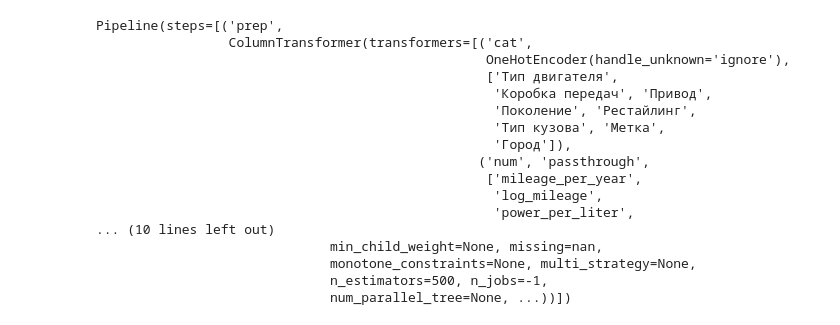
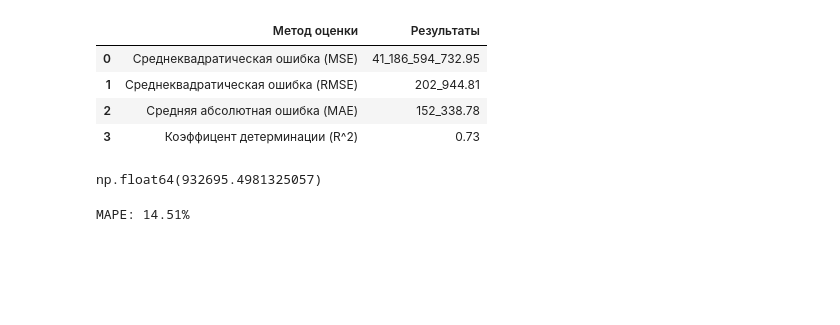
Before and after one commit to Tofuress/cars_regression, a Jupyter notebook: xgb_test.ipynb, the cells around one changed output. Drawn from its saved outputs; the diff is of its cells as text; code cells hidden in the pictures; blank space fills up the shorter version.

```diff
--- a/xgb_test.ipynb
+++ b/xgb_test.ipynb
@@ -27,42 +35,33 @@ numerical = ['mileage_per_year', 'log_mileage', 'power_per_liter', 'Мощнос
 # %%
 preprocessor = ColumnTransformer(transformers=[('cat', OneHotEncoder(handle_unknown='ignore'), categorical), ('num', 'passthrough', numerical)], remainder='drop')
 # %%
-y = df['Цена']
-X = df.drop('Цена', axis=1)
+y = df_mid['Цена']
+X = df_mid.drop('Цена', axis=1)
 
 X_train = X[X['Год объявления'] <= 2023]
 X_test = X[X['Год объявления'] >= 2024]
 
 y_train = y[X['Год объявления'] <= 2023]
 y_test = y[X['Год объявления'] >= 2024]
-
-model = XGBRegressor(
-        n_estimators=500,
+'''
+model = Pipeline([
+    ('preprocessor', preprocessor),
+    ('regressor', XGBRegressor(
+        n_estimators=1000,
         n_jobs=-1,
         random_state=42,
         eval_metric='rmse'
-    )
-pipeline = Pipeline([
-    ('prep', preprocessor),
-    ('model', model)
+    ))
 ])
-
-pipeline.fit(X_train, y_train)
+'''
+model = Pipeline([
+    ('preprocessor', preprocessor),
+    ('regressor', XGBRegressor(
+        n_estimators=2000,
+        n_jobs=-1,
+        random_state=42,
+        eval_metric='rmse'
+    ))
+])
+model.fit(X_train, y_train, regressor__verbose=True)
+y_pred = model.predict(X_test)
-# %% [output]
-Pipeline(steps=[('prep',
-                 ColumnTransformer(transformers=[('cat',
-                                                  OneHotEncoder(handle_unknown='ignore'),
-                                                  ['Тип двигателя',
-                                                   'Коробка передач', 'Привод',
-                                                   'Поколение', 'Рестайлинг',
-                                                   'Тип кузова', 'Метка',
-                                                   'Город']),
-                                                 ('num', 'passthrough',
-                                                  ['mileage_per_year',
-                                                   'log_mileage',
-                                                   'power_per_liter',
-... (10 lines left out)
-                              min_child_weight=None, missing=nan,
-                              monotone_constraints=None, multi_strategy=None,
-                              n_estimators=500, n_jobs=-1,
-                              num_parallel_tree=None, ...))])
@@ -69 +73,24 @@ Pipeline(steps=[('prep',
+# %%
+pd.options.display.float_format = '{:_.2f}'.format
+pd.DataFrame({
+    'Метод оценки': ['Среднеквадратическая ошибка (MSE)', 'Среднеквадратическая ошибка (RMSE)', 'Средняя абсолютная ошибка (MAE)', 'Коэффицент детерминации (R^2)'],
+    'Результаты': [xg_mse, xg_rmse, xg_mae, xg_r2]
+})
+# %% [output]
+|  | Метод оценки | Результаты |
+| 0 | Среднеквадратическая ошибка (MSE) | 41_186_594_732.95 |
+| 1 | Среднеквадратическая ошибка (RMSE) | 202_944.81 |
+| 2 | Средняя абсолютная ошибка (MAE) | 152_338.78 |
+| 3 | Коэффицент детерминации (R^2) | 0.73 |
+# %%
+np.mean(df_mid['Цена'])
+# %% [output]
+np.float64(932695.4981325057)
+# %%
+from sklearn.metrics import mean_absolute_percentage_error
+
+mape = mean_absolute_percentage_error(y_test, y_pred)
+print(f"MAPE: {mape:.2%}")
+# %% [output]
+MAPE: 14.51%
 # %%
```
Also changed, not shown: parts of 11 cells of this notebook, 5 other files.
